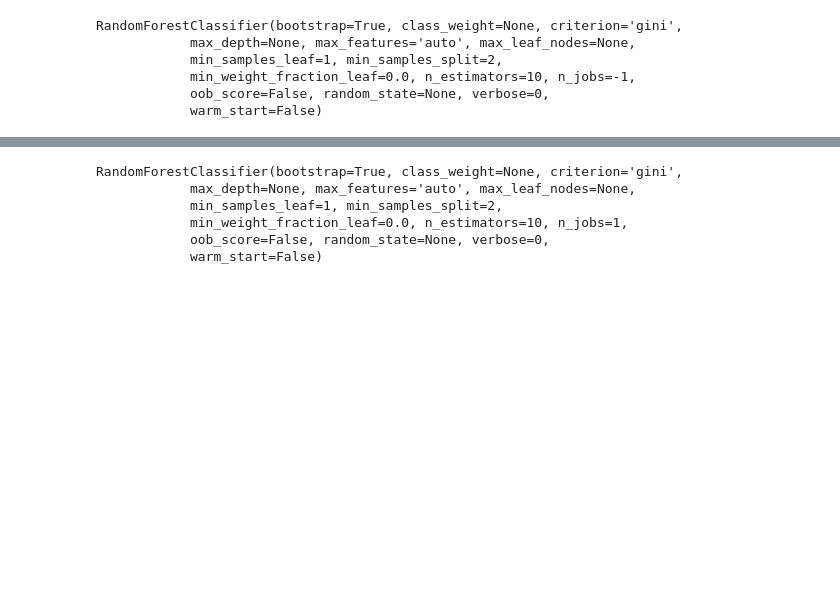
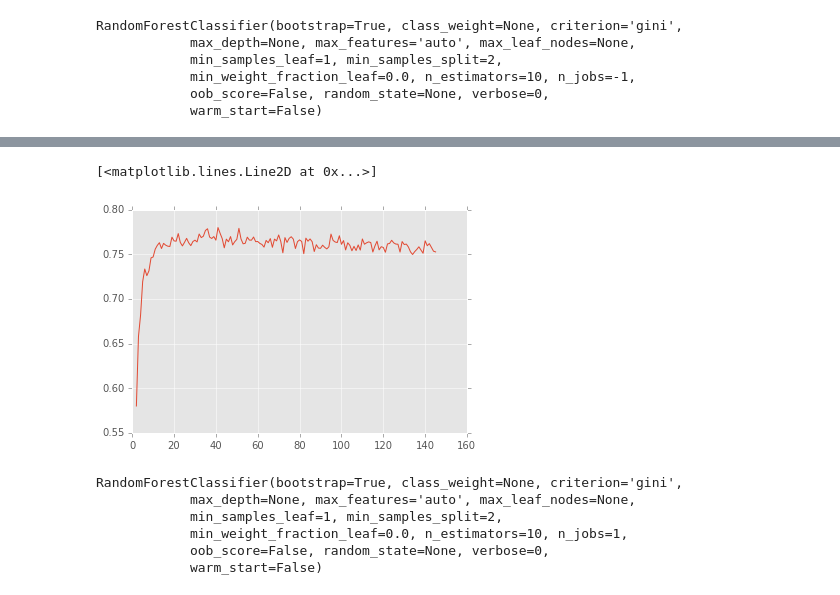
Before and after one commit to banjopickin/women_workforce, a Jupyter notebook: model_full_surv.ipynb, the cells around one changed output, grey strips where cells are left out. Drawn from its saved outputs; the diff is of its cells as text; code cells hidden in the pictures; blank space fills up the shorter version.

```diff
--- a/model_full_surv.ipynb
+++ b/model_full_surv.ipynb
@@ -93,3 +75,23 @@ for i in f:
+# %%
+dfs = df[clis[f]].copy()
+# %%
+X=dfs.values
+# %%
+rf = RandomForestClassifier()
+# %%
+roclis = []
+for i in f:
+    if dfs.shape[1]==1:
+        break
+    dfs.drop(clis[i],axis = 1, inplace =True)
+    X = dfs.values
+    scores = cross_val_score(rf,X,y,cv = 10, scoring='roc_auc',n_jobs=-1)
+    roclis.append(np.mean(scores))
+# %%
+plt.plot(range(145,1,-1),roclis)
+# %% [output]
+[<matplotlib.lines.Line2D at 0x...>]
+[figure, added]
 # %%
 X_train, X_test, y_train, y_test = train_test_split(X, y, test_size=0.33, random_state=4)
 # %%
```
Also changed, not shown: parts of 10 cells of this notebook.
